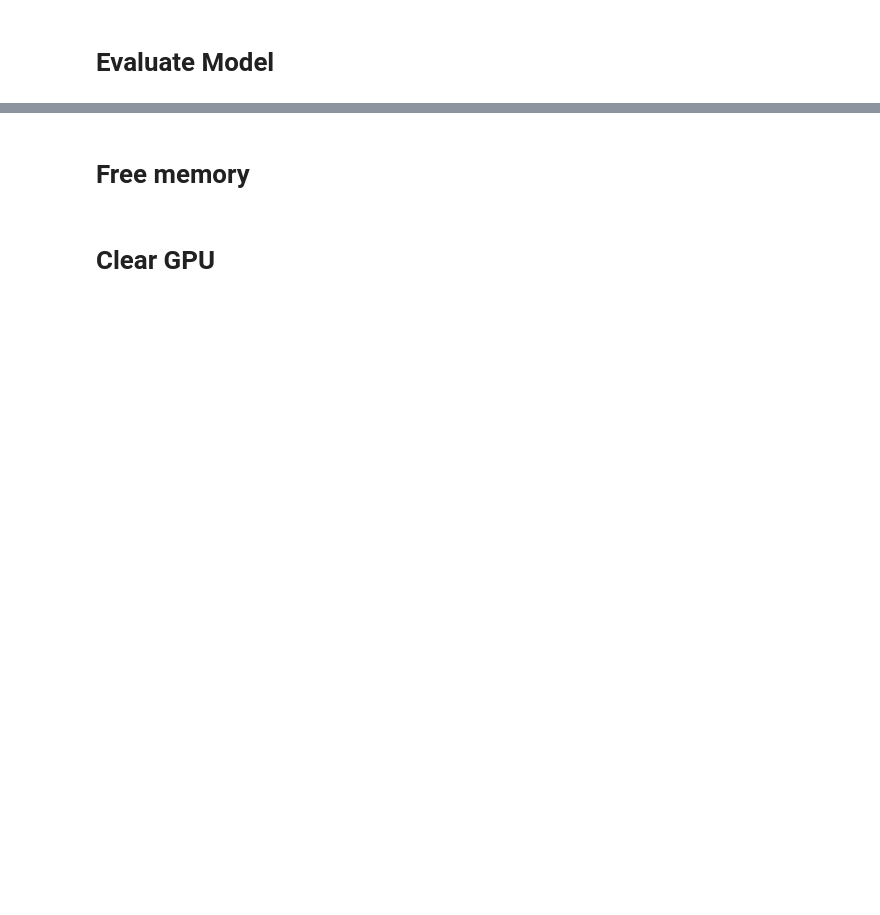
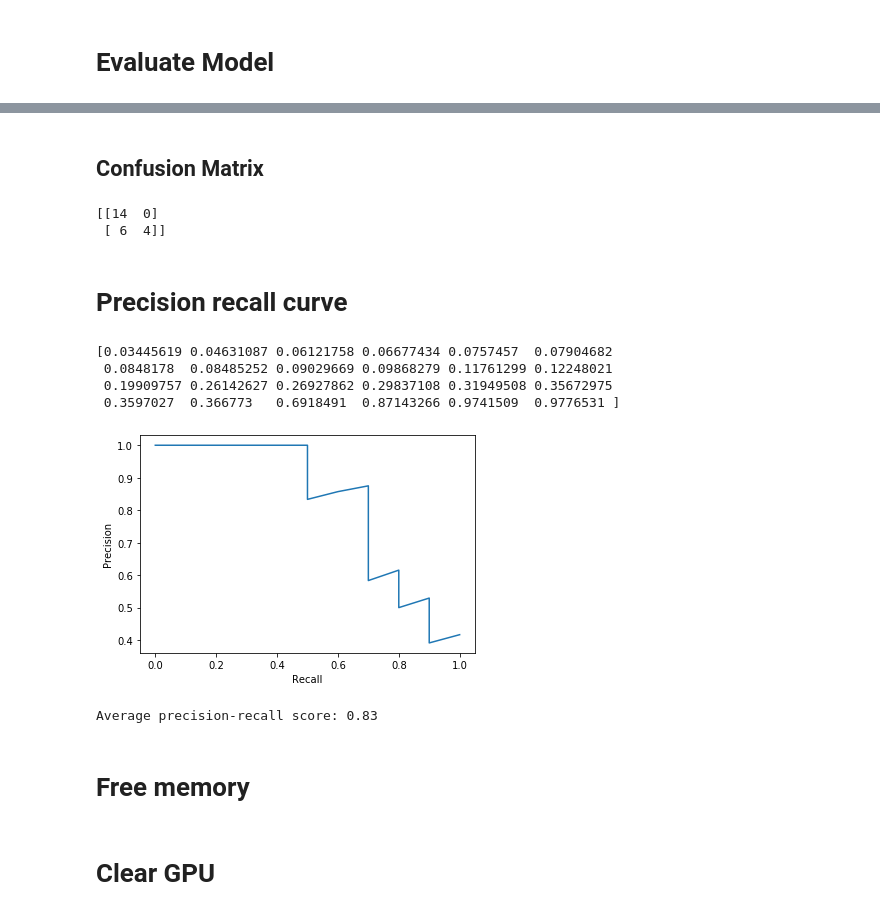
Before and after one commit to nihadern/cam-rf-drone-detection, a Jupyter notebook: Initial ANN for RF data.ipynb, the cells around one changed output, grey strips where cells are left out. Drawn from its saved outputs; the diff is of its cells as text; code cells hidden in the pictures; blank space fills up the shorter version.

```diff
--- a/Initial ANN for RF data.ipynb
+++ b/Initial ANN for RF data.ipynb
@@ -170,8 +113,18 @@ Use tf.where in 2.0, which has the same broadcast rule as np.where
+# %%
+from keras.utils import multi_gpu_model
+parallel_model = multi_gpu_model(model, gpus=4)
+parallel_model.compile(optimizer ='adam' , loss = "binary_crossentropy", metrics=["accuracy"])
+# %%
+parallel_model.fit(x_train, y_train,
+          batch_size=batch_size,
+          epochs=epochs,
+          verbose=1,
+          validation_data=(x_test, y_test))
 # %% [markdown]
 # Train Model
 # %%
 batch_size =1
-epochs = 10
+epochs = 3
 # model.fit(x_train, y_train,
 #           batch_size=batch_size,
 #           epochs=epochs,
@@ -201,0 +155,6 @@ InternalError: 2 root error(s) found.
+# %%
+THRESHOLD = 0.5
+predictions = model.predict(x_test)
+
+# predictions = (predictions > THRESHOLD)
+print(predictions)
@@ -202,3 +179,35 @@ InternalError: 2 root error(s) found.
+# %% [markdown]
+## Confusion Matrix
+# %%
+from sklearn.metrics import confusion_matrix
+cm = confusion_matrix(y_test, (predictions> THRESHOLD))
+print(cm)
+# %% [output]
+[[14  0]
+ [ 6  4]]
+# %% [markdown]
+# Precision recall curve
+# %%
+from sklearn.metrics import precision_recall_curve
+precision, recall, thresholds = precision_recall_curve(y_test, predictions)
+plt.plot(recall, precision)
+plt.xlabel("Recall")
+plt.ylabel("Precision")
+print(thresholds)
+# %% [output]
+[0.03445619 0.04631087 0.06121758 0.06677434 0.0757457  0.07904682
+ 0.0848178  0.08485252 0.09029669 0.09868279 0.11761299 0.12248021
+ 0.19909757 0.26142627 0.26927862 0.29837108 0.31949508 0.35672975
+ 0.3597027  0.366773   0.6918491  0.87143266 0.9741509  0.9776531 ]
+[figure, added]
+# %%
+from sklearn.metrics import average_precision_score
+average_precision = average_precision_score(y_test, predictions)
+
+print('Average precision-recall score: {0:0.2f}'.format(
+      average_precision))
+# %% [output]
+Average precision-recall score: 0.83
 # %% [markdown]
 # Free memory
 # %%
```
Also changed, not shown: parts of 13 cells of this notebook, 4 other files.
